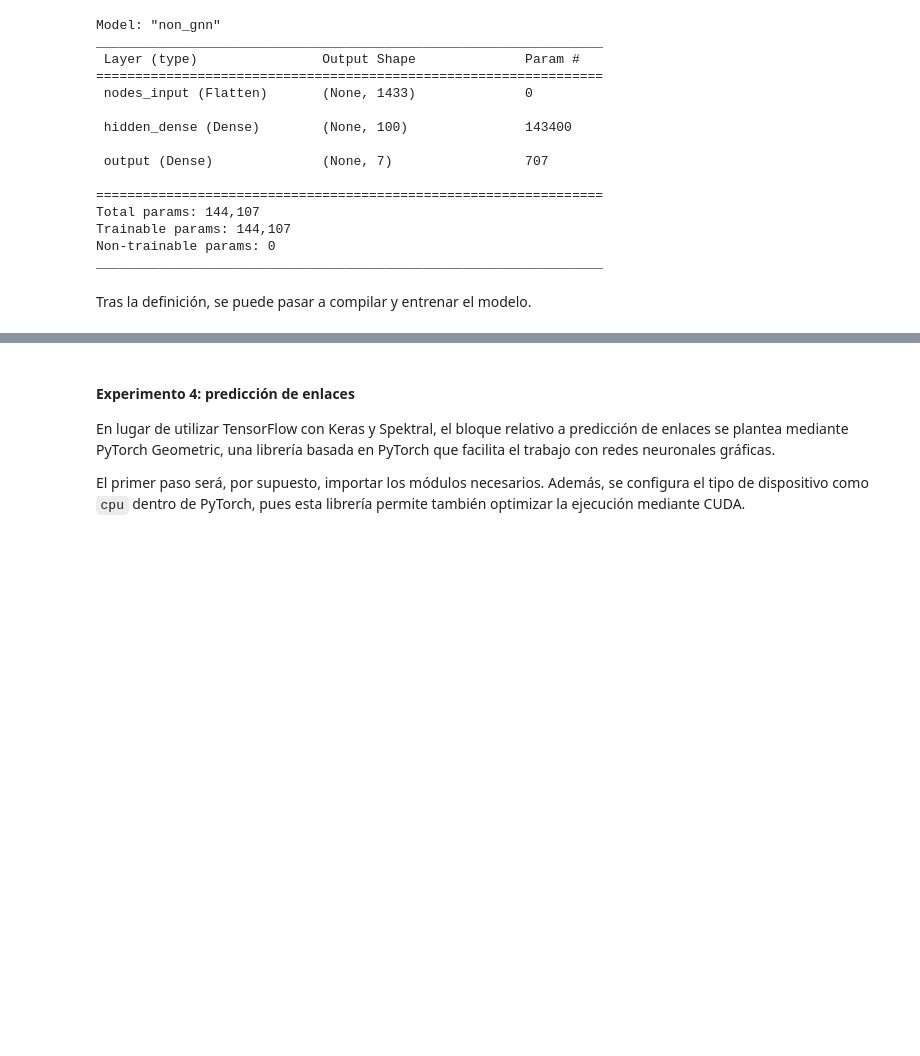
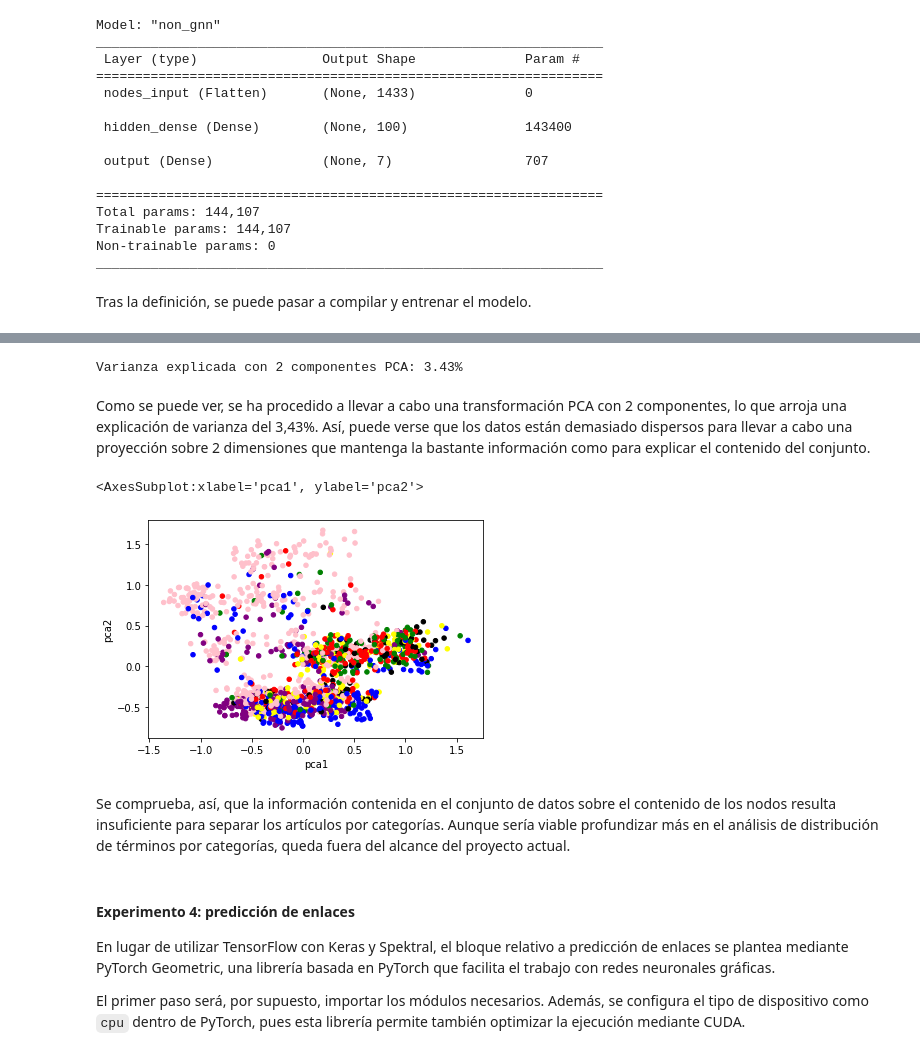
Before and after one commit to ghostmou/uoc-tfg-gnn, a Jupyter notebook: tfg-gnn-alfonsomoure.ipynb, the cells around one changed output, grey strips where cells are left out. Cells and saved outputs as stored; diff of their text form; code cells hidden in the pictures; blank space fills up the shorter version.

```diff
--- a/tfg-gnn-alfonsomoure.ipynb
+++ b/tfg-gnn-alfonsomoure.ipynb
@@ -641,3 +673,36 @@ Reinforcement_Learning       0.31      0.21      0.25       149
+# %%
+from  sklearn  import  preprocessing
+lb_names = preprocessing.LabelBinarizer()
+lb_names.fit(label_names)
+
+lb_numbers = preprocessing.LabelBinarizer()
+lb_numbers.fit(range(0, 8))
+
+from sklearn.decomposition import PCA
+
+pca = PCA(n_components=2)
+X_pca = pca.fit_transform(X_train)
+
+df_pca = pd.DataFrame(X_pca, columns=['pca1', 'pca2'])
+df_pca['class'] = lb_names.inverse_transform(y_train)
+df_pca['class_number'] = lb_numbers.inverse_transform(y_train)
+
+print(f'Varianza explicada con {len(pca.components_)} componentes PCA: {np.sum(pca.explained_variance_ratio_)*100:.2f}%')
+# %% [output]
+Varianza explicada con 2 componentes PCA: 3.43%
+# %% [markdown]
+Como se puede ver, se ha procedido a llevar a cabo una transformación PCA con 2 componentes, lo que arroja una explicación de varianza del 3,43%. Así, puede verse que los datos están demasiado dispersos para llevar a cabo una proyección sobre 2 dimensiones que mantenga la bastante información como para explicar el contenido del conjunto.
+# %%
+import matplotlib.pyplot as plt
+colors = dict(zip(label_names, ['red', 'green', 'blue', 'pink', 'purple', 'yellow', 'black']))
+df_pca['color'] = df_pca['class'].apply(lambda node_class: colors[node_class])
+
+df_pca.plot.scatter(x='pca1', y='pca2', c='color', colormap='jet', legend=False)
+# %% [output]
+<AxesSubplot:xlabel='pca1', ylabel='pca2'>
+[figure, added]
+# %% [markdown]
+Se comprueba, así, que la información contenida en el conjunto de datos sobre el contenido de los nodos resulta insuficiente para separar los artículos por categorías. Aunque sería viable profundizar más en el análisis de distribución de términos por categorías, queda fuera del alcance del proyecto actual.
 # %% [markdown]
 #### Experimento 4: predicción de enlaces
 
```
Also changed, not shown: parts of 7 cells of this notebook.
